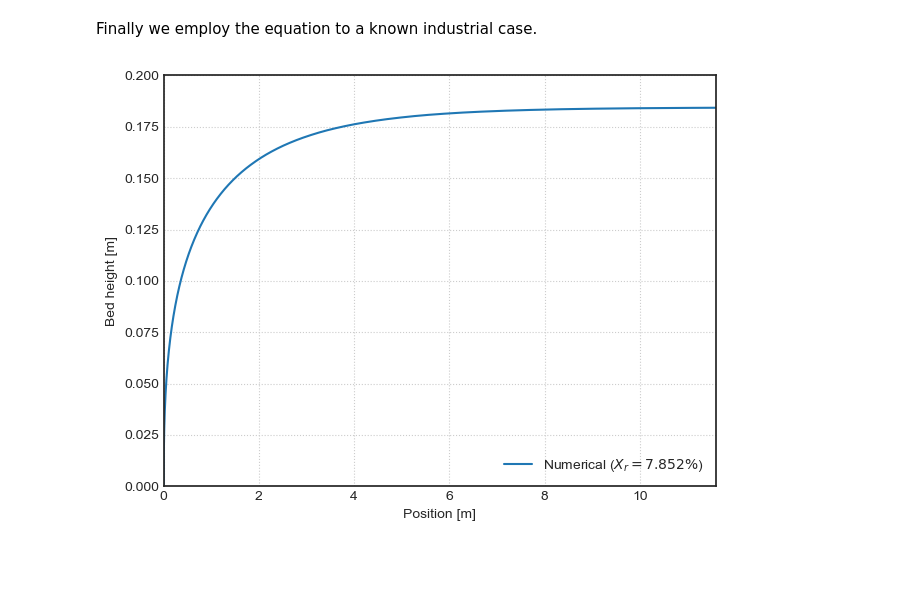
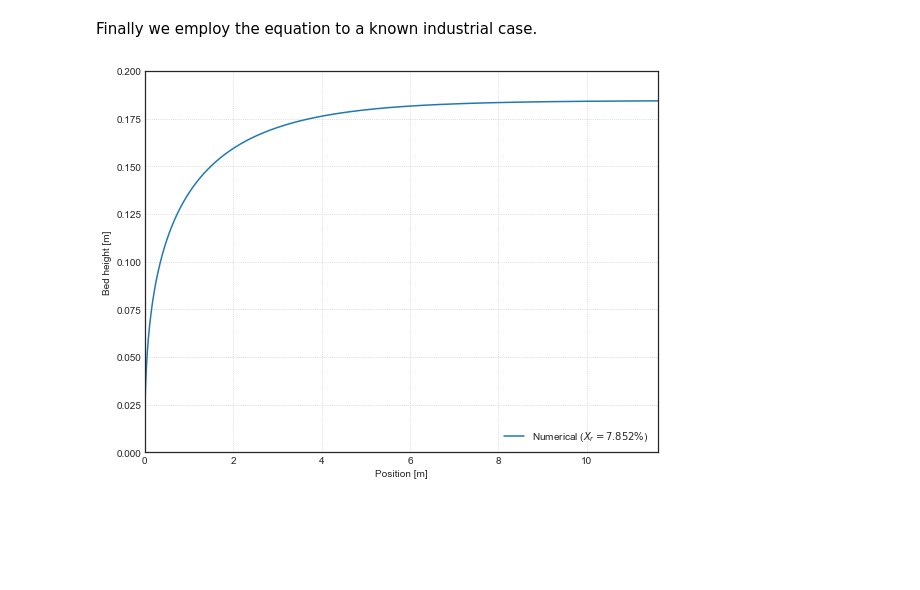
Before and after one commit to ILovewindows-oss/learning-scientific-computing, a Jupyter notebook: granular-flow/kiln/kramer/kramer_valid.ipynb, the cells around one changed output. Cells and saved outputs as stored; diff of their text form; code cells hidden in the pictures; blank space fills up the shorter version.

```diff
--- a/granular-flow/kiln/kramer/kramer_valid.ipynb
+++ b/granular-flow/kiln/kramer/kramer_valid.ipynb
@@ -199,21 +205,27 @@ Finally we employ the equation to a known industrial case.
 # %%
 crust = 3 * 0.0254
 
 L = 11.6
 D = 1.37 - crust
 alpha = 2.98
 
 beta = 45.0
 rho = 150.0
 
 n = 1.2 / 60
 phim = 7400 / (24 * 3600)
 hl = 0.001
 
 with Capturing() as out:
-    simulate_case(L, D, alpha, beta, rho, n, phim, hl, n_points=3000,
-                  xlim=(0.0, L), ylim=(0.0, 0.2), analytical=False)
+    kramer_simulate(
+        L, D, alpha, beta, rho, n, phim, hl,
+        n_points=3000,
+        figsize=(8, 6),
+        xlim=(0.0, L),
+        ylim=(0.0, 0.2),
+        analytical=False
+    )
 # %% [output]
-[figure, old version]
+[figure, new version]
 # %% [markdown]
 ##
```
Also changed, not shown: parts of 3 cells of this notebook, 1 other file.
